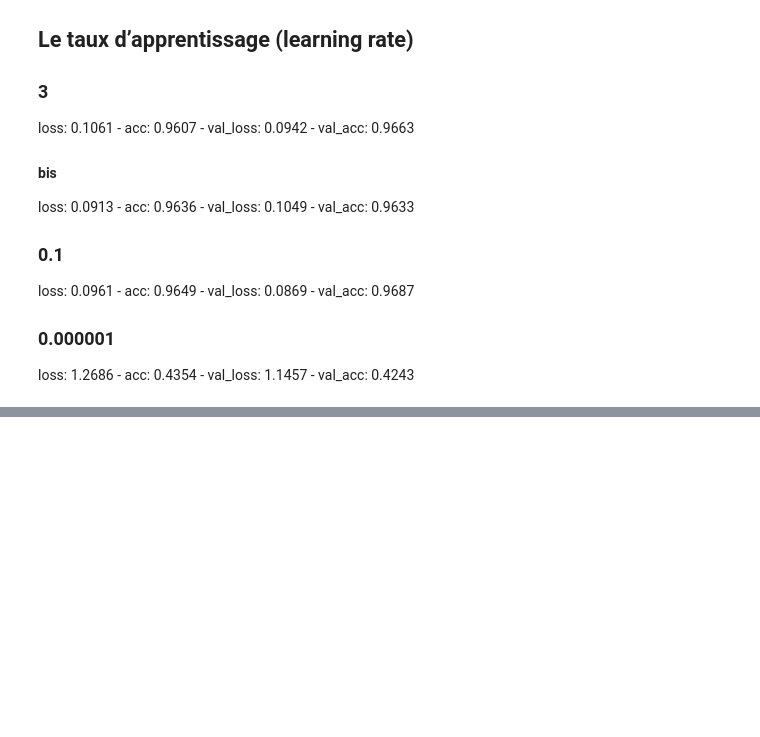
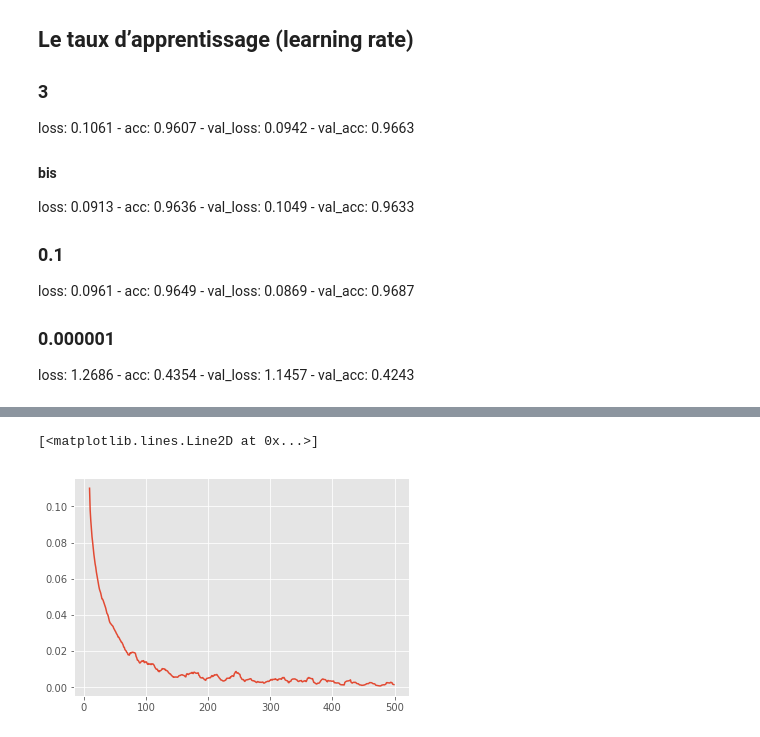
Before and after one commit to lodtan/gti770-tp3, a Jupyter notebook: tp3 - tan.ipynb, the cells around one changed output, grey strips where cells are left out. Saved outputs shown, nothing was run; the diff lists cells and outputs as text; code cells hidden in the pictures; blank space fills up the shorter version.

```diff
--- a/tp3 - tan.ipynb
+++ b/tp3 - tan.ipynb
@@ -325,0 +373,5 @@ plt.savefig("search_overfit.png")
+# %%
+plt.plot(pd.DataFrame(H.history).rolling(10).mean()['loss'])
+# %% [output]
+[<matplotlib.lines.Line2D at 0x...>]
+[figure, added]
```
Also changed, not shown: parts of 12 cells of this notebook, 3 other files.
